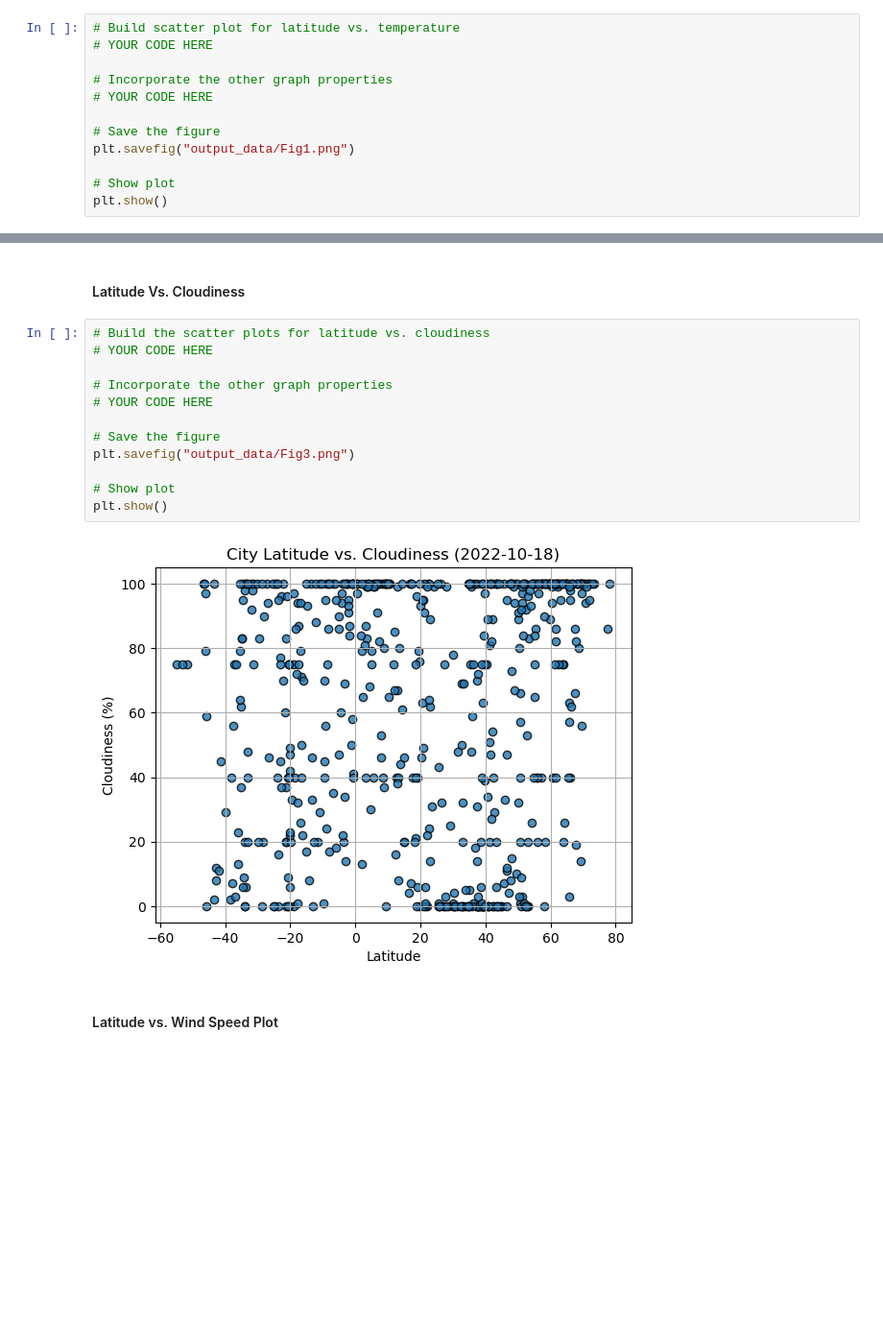
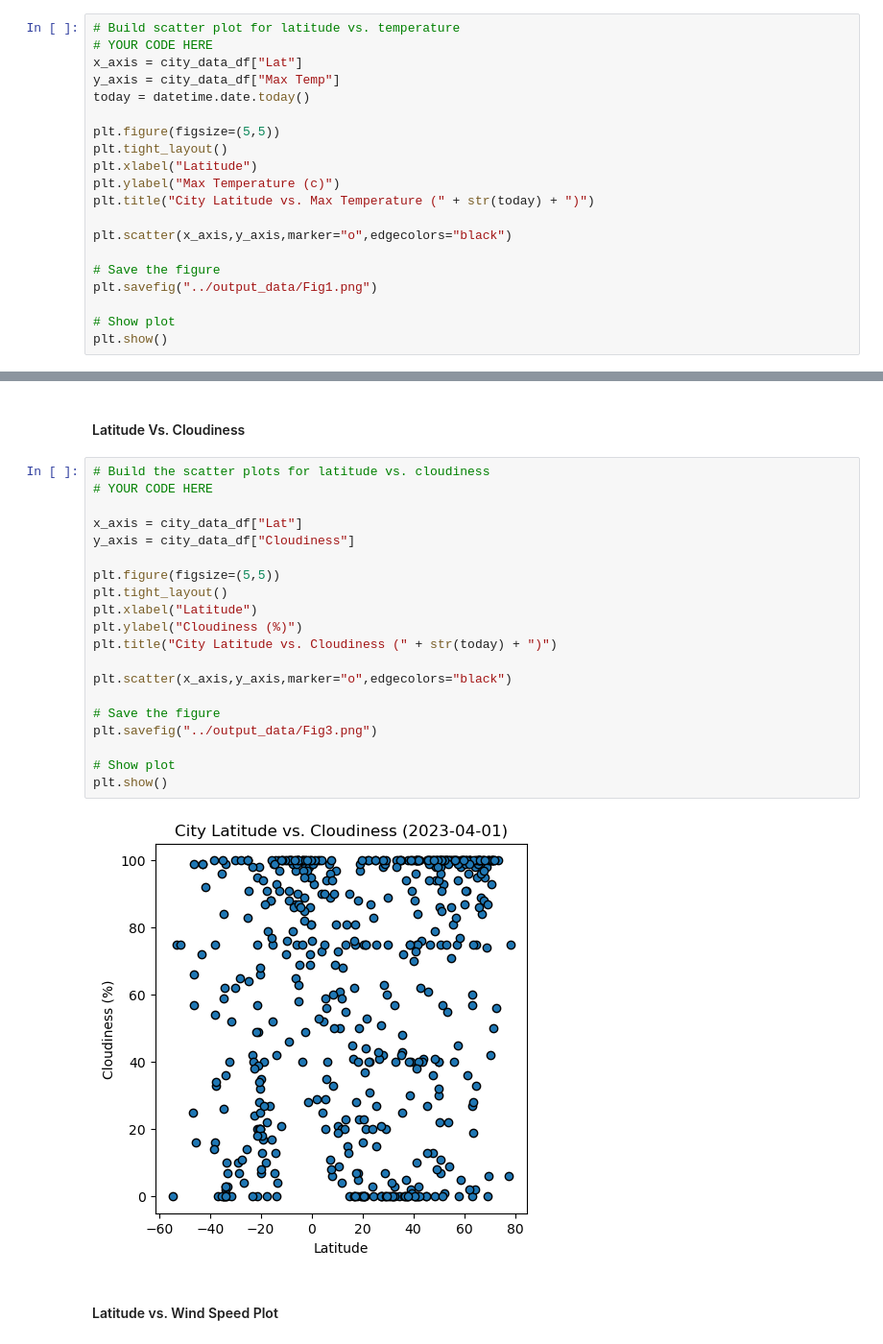
Before and after one commit to NysB/python-api-challenge, a Jupyter notebook: WeatherPy/WeatherPy.ipynb, the cells around one changed output, grey strips where cells are left out. Shown at 96% size. Saved outputs shown, nothing was run; the diff lists cells and outputs as text; blank space fills up the shorter version.

```diff
--- a/WeatherPy/WeatherPy.ipynb
+++ b/WeatherPy/WeatherPy.ipynb
@@ -213,12 +196,20 @@ city_data_df.head()
 # %%
 # Build scatter plot for latitude vs. temperature
 # YOUR CODE HERE
+x_axis = city_data_df["Lat"]
+y_axis = city_data_df["Max Temp"]
+today = datetime.date.today()
 
-# Incorporate the other graph properties
-# YOUR CODE HERE
+plt.figure(figsize=(5,5))
+plt.tight_layout()
+plt.xlabel("Latitude")
+plt.ylabel("Max Temperature (c)")
+plt.title("City Latitude vs. Max Temperature (" + str(today) + ")")
+
+plt.scatter(x_axis,y_axis,marker="o",edgecolors="black")
 
 # Save the figure
-plt.savefig("output_data/Fig1.png")
+plt.savefig("../output_data/Fig1.png")
 
 # Show plot
 plt.show()
@@ -245,17 +244,25 @@ plt.show()
 # %%
 # Build the scatter plots for latitude vs. cloudiness
 # YOUR CODE HERE
 
-# Incorporate the other graph properties
-# YOUR CODE HERE
+x_axis = city_data_df["Lat"]
+y_axis = city_data_df["Cloudiness"]
+
+plt.figure(figsize=(5,5))
+plt.tight_layout()
+plt.xlabel("Latitude")
+plt.ylabel("Cloudiness (%)")
+plt.title("City Latitude vs. Cloudiness (" + str(today) + ")")
+
+plt.scatter(x_axis,y_axis,marker="o",edgecolors="black")
 
 # Save the figure
-plt.savefig("output_data/Fig3.png")
+plt.savefig("../output_data/Fig3.png")
 
 # Show plot
 plt.show()
 # %% [output]
-[figure, old version]
+[figure, new version]
 # %% [markdown]
 #### Latitude vs. Wind Speed Plot
 # %%
```
Also changed, not shown: parts of 38 cells of this notebook, 5 other files.
